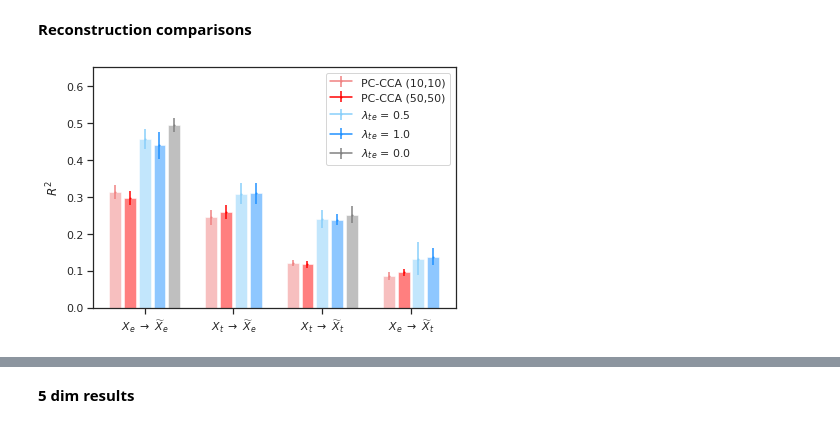
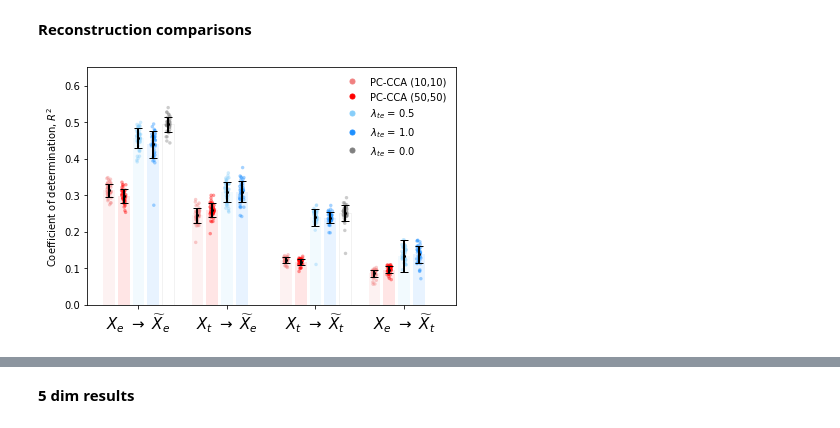
Before and after one commit to AllenInstitute/coupledAE-patchseq, a Jupyter notebook: notebooks/analysis_baselines.ipynb, the cells around one changed output, grey strips where cells are left out. Drawn from its saved outputs; the diff is of its cells as text; code cells hidden in the pictures.

```diff
--- a/analysis_baselines.ipynb
+++ b/notebooks/analysis_baselines.ipynb
@@ -455,7 +422,6 @@ for txt_ind,fiton in enumerate(['zT','zE']):
                   'QDA_{:s}_PCCCA_NM_Edat_pcipfx_50-50-pc-3-cca.csv'.format(fiton)]
 
     df_list = [pd.read_csv(res_pth+fname) for fname in fname_list]
-
     plt.figure(figsize=(4,4))
     col = ['gray',\
            'lightskyblue','dodgerblue',\
@@ -472,17 +438,26 @@ for txt_ind,fiton in enumerate(['zT','zE']):
             x_.append(n)
             y_.append(np.mean(df['val_acc'].values[ind]))
             yerr_.append(np.std(df['val_acc'].values[ind]))
+        print(col[i],x_[-1],y_[-1],yerr_[-1])
         plt.errorbar(x_,y_,yerr_,marker='o',color=col[i],label=lbl[i])
+        print('===')
+        print(lbl[i])
+        save_df = pd.DataFrame({'x':x_,'y':y_,'std':yerr_})
+        save_df.to_csv(f'/home/rohan/Dropbox/AllenInstitute/CellTypes/doc/NCS/Fig1-{fiton:s}-{i:d}.csv',index=False)
+
 
     if fiton=='zT':
         plt.legend()
+        plt.legend(frameon=False)
     ax = plt.gca()
     ax.set_ylim(0.2,1.05)
     ax.set_xlim(0,60)
-    ax.set_xlabel('Number of components')
-    ax.set_ylabel('Accuracy')
-    ax.set_title(r'${:s}$ $\rightarrow$ celltype'.format(fiton_txt[txt_ind]))
+    ax.set_xlabel('Number of classes')
+    ax.set_ylabel('Classification accuracy')
+    ax.set_title(r'${:s}$ $\rightarrow$ Transcriptomic taxonomy'.format(fiton_txt[txt_ind]))
 
     plt.tight_layout()
-    plt.savefig('/home/rohan/Dropbox/AllenInstitute/CellTypes/doc/Patchseq_NM_2020/{:s}-to-celltype.png'.format(fiton),dpi=300)
+    #sns.despine()
+    #plt.savefig('/home/rohan/Dropbox/AllenInstitute/CellTypes/doc/Patchseq_NM_2020/{:s}-to-celltype.png'.format(fiton),dpi=300)
+    plt.savefig(f'/home/rohan/Dropbox/AllenInstitute/CellTypes/doc/NCS/Fig1{fiton:s}.pdf')
 # %% [output]
@@ -703,4 +695,6 @@ df_list[3].drop(index=35,inplace=True)
 # %%
+import matplotlib.lines as mlines
+
 col = ['lightcoral','red',\
        'lightskyblue','dodgerblue',\
        'gray',]
@@ -710,39 +704,64 @@ lbl = ['PC-CCA (10,10)','PC-CCA (50,50)',\
        r'$\lambda_{te}$ = 0.5',\
        r'$\lambda_{te}$ = 1.0',\
        r'$\lambda_{te}$ = 0.0']
 h_list=[]
 plt.figure(figsize=(6,4))
 for grp,key in enumerate(['XE_from_XE_',
                           'XE_from_XT_',
                           'XT_from_XT_',
                           'XT_from_XE_']):
     meas = 'R2_val'
     key = key+meas
     for i,df in enumerate(df_list):
 
         if (key in ['XE_from_XT_'+meas,'XT_from_XE_'+meas]):
             if i not in [4]: #Ignore cross modal reconstruction for lambda_TE=0
-                plt.bar((i+0.5+(6*grp)),np.mean(df[key].values),color=col[i],alpha=0.5)
-                h = plt.errorbar((i+0.5+(6*grp)),np.mean(df[key].values),np.std(df[key].values),marker='o',ms=1,color=col[i],label=lbl[i])
+                h = plt.scatter(x = np.array([i+(6*grp)]*df[key].values.size)+(np.random.rand(df[key].values.size,)-0.5)*0.3,
+                                y = df[key].values,
+                                s=12,c=col[i],alpha=0.4,label=lbl[i],edgecolor='None')
+                plt.bar((i+(6*grp)),np.mean(df[key].values),color=col[i],alpha=0.1)
+                plt.errorbar((i+(6*grp)),
+                             np.mean(df[key].values),
+                             np.std(df[key].values),
+                             marker='.',ms=4, color='k',capsize=4, lw=2, elinewidth=2)
+                h_leg=mlines.Line2D([], [], color=col[i] ,linestyle='None', marker='o',markersize=5, label=lbl[i])
         else:
-            plt.bar((i+(6*grp)),np.mean(df[key].values),color=col[i],alpha=0.5)
-            h = plt.errorbar((i+(6*grp)),np.mean(df[key].values),np.std(df[key].values),marker='o',ms=1,color=col[i],label=lbl[i])
+            h = plt.scatter(x = np.array([i+(6*grp)]*df[key].values.size)+(np.random.rand(df[key].values.size,)-0.5)*0.3,
+                            y = df[key].values,
+                            s=12,c=col[i],alpha=0.4,label=lbl[i],edgecolor='None')
+            h_leg=mlines.Line2D([], [], color=col[i],linestyle='None', marker='o',markersize=5, label=lbl[i])
+            if col[i]=='gray':
+                pass
+                plt.bar((i+(6*grp)),np.mean(df[key].values),fc="None",edgecolor=col[i],linewidth=1,alpha=0.1)
+            else:
+                pass
+                plt.bar((i+(6*grp)),np.mean(df[key].values),color=col[i],alpha=0.1)
+
+            plt.errorbar((i+(6*grp)),
+                         np.mean(df[key].values),
+                         np.std(df[key].values),
+                         marker='.',ms=4, color='k',capsize=4, lw=2, elinewidth=2)
 
             if grp==0:
-                h_list.append(h) #To get handles for legends
+                h_list.append(h_leg) #To get handles for legends
 
-plt.legend(handles=h_list,labels=lbl)
+plt.legend(handles=h_list,labels=lbl,frameon=False)
+#plt.legend(frameon=False)
+
 ax = plt.gca()
 ax.set_ylim(0,0.65)
+ax.set_xlim(-1.5,23.5)
 ax.set_xlabel('')
 ax.set_xticks(np.array([2,8,14,20]))
 ax.set_xticklabels([r'$X_{e}$ $\rightarrow$ $\widetilde{X}_{e}$',
                     r'$X_{t}$ $\rightarrow$ $\widetilde{X}_{e}$',
                     r'$X_{t}$ $\rightarrow$ $\widetilde{X}_{t}$',
                     r'$X_{e}$ $\rightarrow$ $\widetilde{X}_{t}$',])
-ax.set_ylabel(r'$R^2$')
+ax.set_ylabel(r'Coefficient of determination, $R^2$')
+ax.tick_params(axis='x', which='major', labelsize=15)
 plt.tight_layout()
-plt.savefig('/home/rohan/Dropbox/AllenInstitute/CellTypes/doc/Patchseq_NM_2020/Reconstructions'+meas+'.png',dpi=300)
+#plt.savefig('/home/rohan/Dropbox/AllenInstitute/CellTypes/doc/Patchseq_NM_2020/Reconstructions'+meas+'.png',dpi=300)
+plt.savefig('/home/rohan/Dropbox/AllenInstitute/CellTypes/doc/NCS/Reconstructions'+meas+'.pdf')
 plt.show()
 # %% [output]
-[figure, old version]
+[figure, new version]
```
Also changed, not shown: parts of 27 cells of this notebook, 49 other files.
